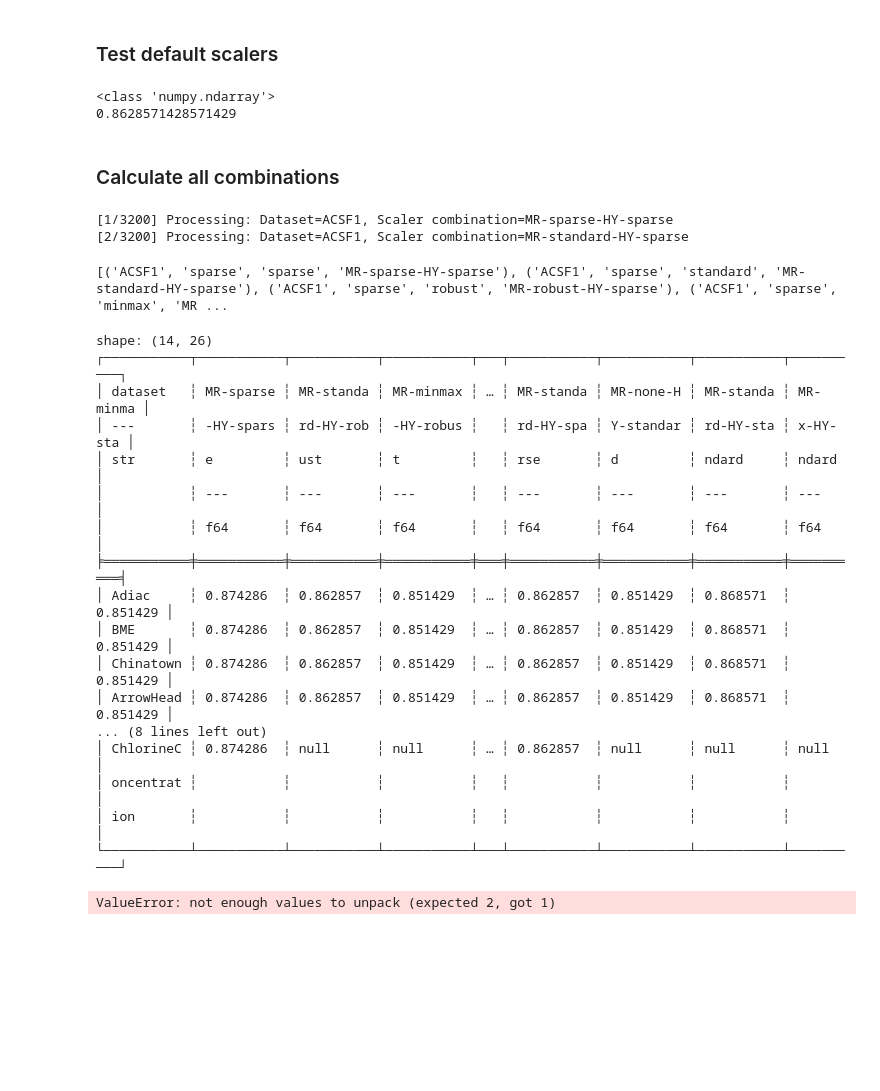
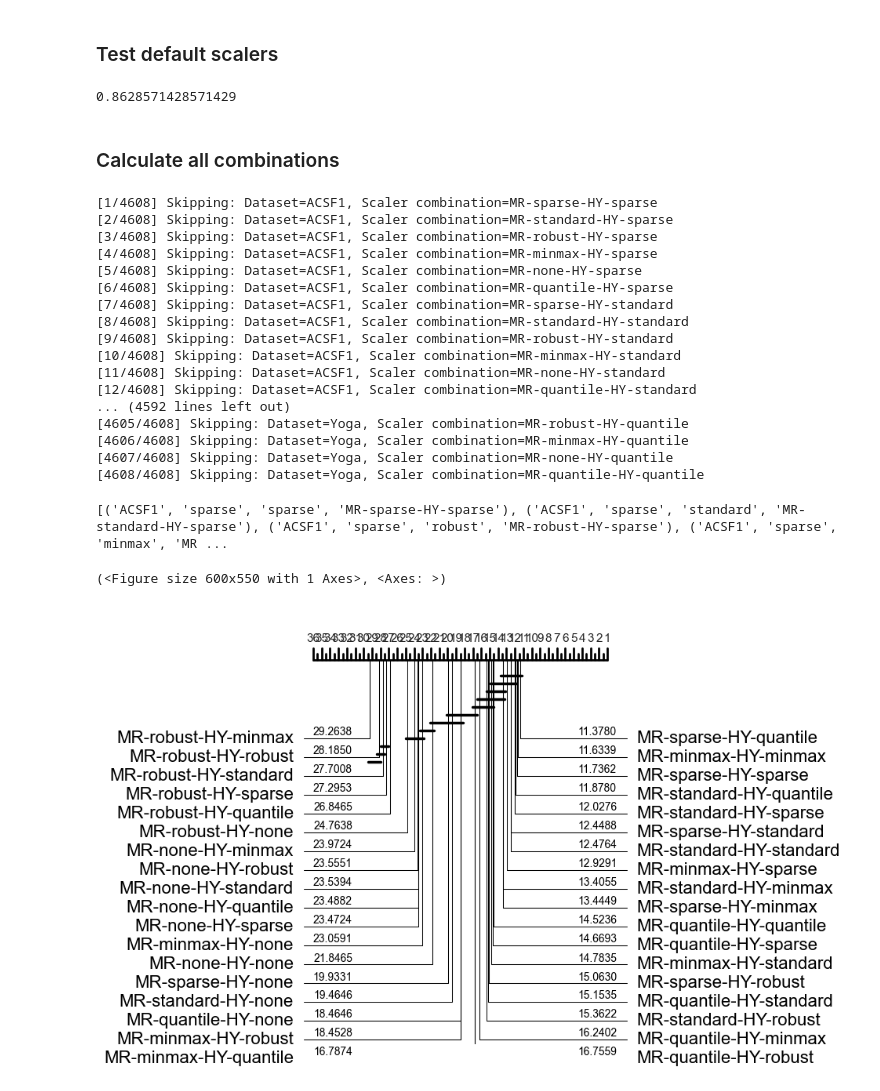
Before and after one commit to gasperpetelin/TSCGlue, a Jupyter notebook: notebooks/mrHydra-scaler-testing.ipynb, the cells around one changed output. Cells and saved outputs as stored; diff of their text form; code cells hidden in the pictures; blank space fills up the shorter version.

Commit message:
Finished testing for all datasets

```diff
--- a/notebooks/mrHydra-scaler-testing.ipynb
+++ b/notebooks/mrHydra-scaler-testing.ipynb
@@ -129,21 +144,20 @@ class LocalFileCache:
 # %% [markdown]
 ### Test default scalers
 # %%
-# from tscglue import utils
-#
-# X_train, y_train, X_test, y_test = utils.load_dataset("ArrowHead")
-# clf = MultiRocketHydraBenchmarkClassifier(random_state=0)
-# clf.fit(X_train, y_train)
-# preds = clf.predict(X_test)
-# acc = accuracy_score(y_test, preds)
-# print(acc)
+from tscglue import utils
+
+X_train, y_train, X_test, y_test = utils.load_dataset("ArrowHead")
+clf = MultiRocketHydraBenchmarkClassifier(random_state=0)
+clf.fit(X_train, y_train)
+preds = clf.predict(X_test)
+acc = accuracy_score(y_test, preds)
+print(acc)
 # %% [output]
-<class 'numpy.ndarray'>
 0.8628571428571429
 # %% [markdown]
 ### Calculate all combinations
 # %%
-scaler_names = ["sparse", "standard", "robust", "minmax", "none"]
+scaler_names = ["sparse", "standard", "robust", "minmax", "none", "quantile"]
 combos = []
 cache = LocalFileCache("scaler-combinations")
 for dataset in univariate:
@@ -175,8 +189,23 @@ for i, (dataset, hy, mr, name) in enumerate(combos, 1):
     except Exception as e:
         print(f"Error processing Dataset={dataset}, Model={name}: {e}")
 # %% [output]
-[1/3200] Processing: Dataset=ACSF1, Scaler combination=MR-sparse-HY-sparse
-[2/3200] Processing: Dataset=ACSF1, Scaler combination=MR-standard-HY-sparse
+[1/4608] Skipping: Dataset=ACSF1, Scaler combination=MR-sparse-HY-sparse
+[2/4608] Skipping: Dataset=ACSF1, Scaler combination=MR-standard-HY-sparse
+[3/4608] Skipping: Dataset=ACSF1, Scaler combination=MR-robust-HY-sparse
+[4/4608] Skipping: Dataset=ACSF1, Scaler combination=MR-minmax-HY-sparse
+[5/4608] Skipping: Dataset=ACSF1, Scaler combination=MR-none-HY-sparse
+[6/4608] Skipping: Dataset=ACSF1, Scaler combination=MR-quantile-HY-sparse
+[7/4608] Skipping: Dataset=ACSF1, Scaler combination=MR-sparse-HY-standard
+[8/4608] Skipping: Dataset=ACSF1, Scaler combination=MR-standard-HY-standard
+[9/4608] Skipping: Dataset=ACSF1, Scaler combination=MR-robust-HY-standard
+[10/4608] Skipping: Dataset=ACSF1, Scaler combination=MR-minmax-HY-standard
+[11/4608] Skipping: Dataset=ACSF1, Scaler combination=MR-none-HY-standard
+[12/4608] Skipping: Dataset=ACSF1, Scaler combination=MR-quantile-HY-standard
+... (4592 lines left out)
+[4605/4608] Skipping: Dataset=Yoga, Scaler combination=MR-robust-HY-quantile
+[4606/4608] Skipping: Dataset=Yoga, Scaler combination=MR-minmax-HY-quantile
+[4607/4608] Skipping: Dataset=Yoga, Scaler combination=MR-none-HY-quantile
+[4608/4608] Skipping: Dataset=Yoga, Scaler combination=MR-quantile-HY-quantile
 # %%
 print(combos)
 # %% [output]
@@ -196,32 +225,18 @@ def load_all_results(cache_dir="scaler-combinations"):
     return pl.concat(dfs, how="vertical")
 
 df = load_all_results()
-df.sort(["dataset", "model"])
+df = df.filter(pl.col("dataset") != "ArrowHead")
 df_matrix = df.pivot(
     index="dataset",
     columns="model",
     values="test_accuracy"
 )
-print(df_matrix)
+scalers_used = df_matrix.columns[1:]   # exclude "dataset"
+accs = df_matrix.select(scalers_used).to_numpy().tolist()
-# %% [output]
-shape: (14, 26)
-┌───────────┬───────────┬───────────┬───────────┬───┬───────────┬───────────┬───────────┬──────────┐
-│ dataset   ┆ MR-sparse ┆ MR-standa ┆ MR-minmax ┆ … ┆ MR-standa ┆ MR-none-H ┆ MR-standa ┆ MR-minma │
-│ ---       ┆ -HY-spars ┆ rd-HY-rob ┆ -HY-robus ┆   ┆ rd-HY-spa ┆ Y-standar ┆ rd-HY-sta ┆ x-HY-sta │
-│ str       ┆ e         ┆ ust       ┆ t         ┆   ┆ rse       ┆ d         ┆ ndard     ┆ ndard    │
-│           ┆ ---       ┆ ---       ┆ ---       ┆   ┆ ---       ┆ ---       ┆ ---       ┆ ---      │
-│           ┆ f64       ┆ f64       ┆ f64       ┆   ┆ f64       ┆ f64       ┆ f64       ┆ f64      │
-╞═══════════╪═══════════╪═══════════╪═══════════╪═══╪═══════════╪═══════════╪═══════════╪══════════╡
-│ Adiac     ┆ 0.874286  ┆ 0.862857  ┆ 0.851429  ┆ … ┆ 0.862857  ┆ 0.851429  ┆ 0.868571  ┆ 0.851429 │
-│ BME       ┆ 0.874286  ┆ 0.862857  ┆ 0.851429  ┆ … ┆ 0.862857  ┆ 0.851429  ┆ 0.868571  ┆ 0.851429 │
-│ Chinatown ┆ 0.874286  ┆ 0.862857  ┆ 0.851429  ┆ … ┆ 0.862857  ┆ 0.851429  ┆ 0.868571  ┆ 0.851429 │
-│ ArrowHead ┆ 0.874286  ┆ 0.862857  ┆ 0.851429  ┆ … ┆ 0.862857  ┆ 0.851429  ┆ 0.868571  ┆ 0.851429 │
-... (8 lines left out)
-│ ChlorineC ┆ 0.874286  ┆ null      ┆ null      ┆ … ┆ 0.862857  ┆ null      ┆ null      ┆ null     │
-│ oncentrat ┆           ┆           ┆           ┆   ┆           ┆           ┆           ┆          │
-│ ion       ┆           ┆           ┆           ┆   ┆           ┆           ┆           ┆          │
-└───────────┴───────────┴───────────┴───────────┴───┴───────────┴───────────┴───────────┴──────────┘
 # %%
-# plot_critical_difference(accs, scalers_used)
+from aeon.visualisation import plot_critical_difference
+
+plot_critical_difference(accs, scalers_used)
 # %% [output]
-ValueError: not enough values to unpack (expected 2, got 1)
+(<Figure size 600x550 with 1 Axes>, <Axes: >)
+[figure, added]
```
Also changed, not shown: parts of 2 cells of this notebook.
